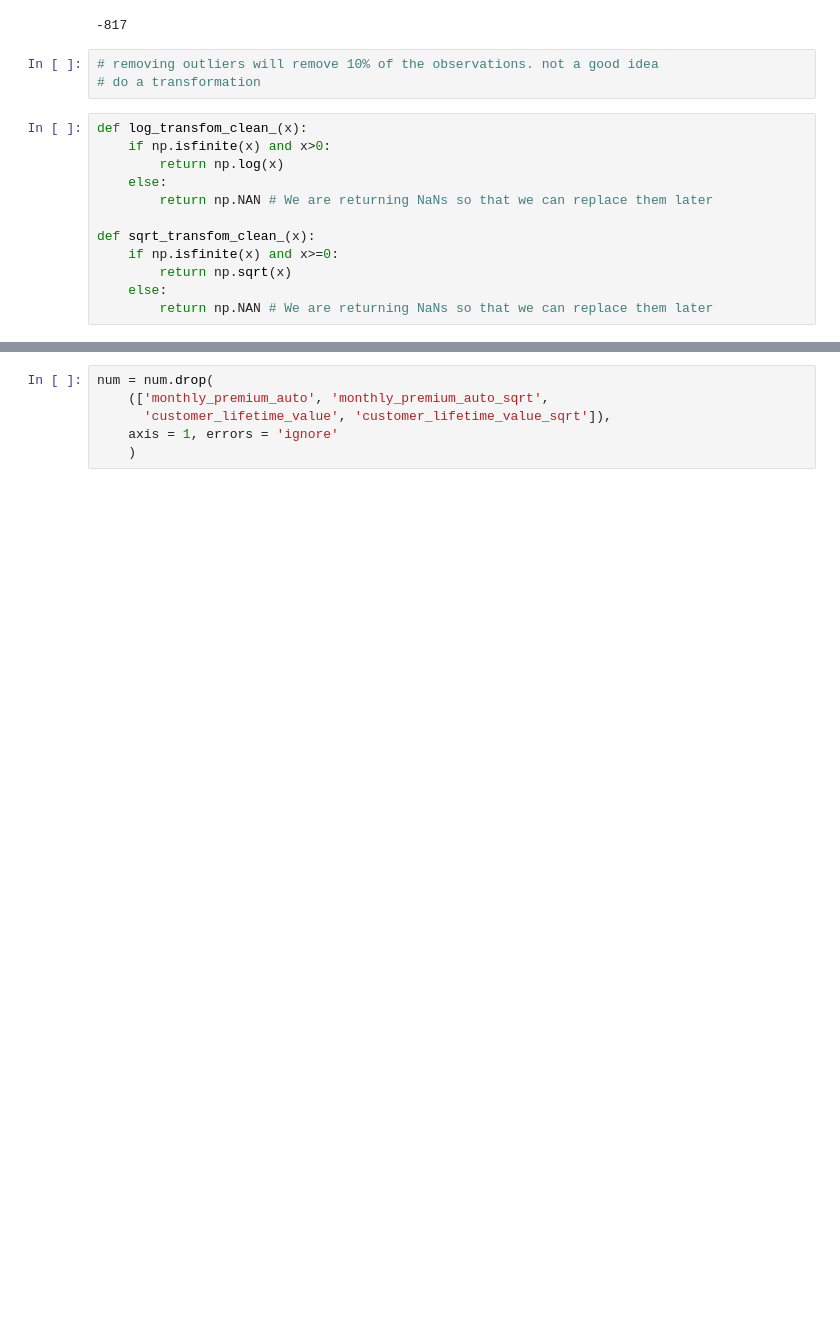
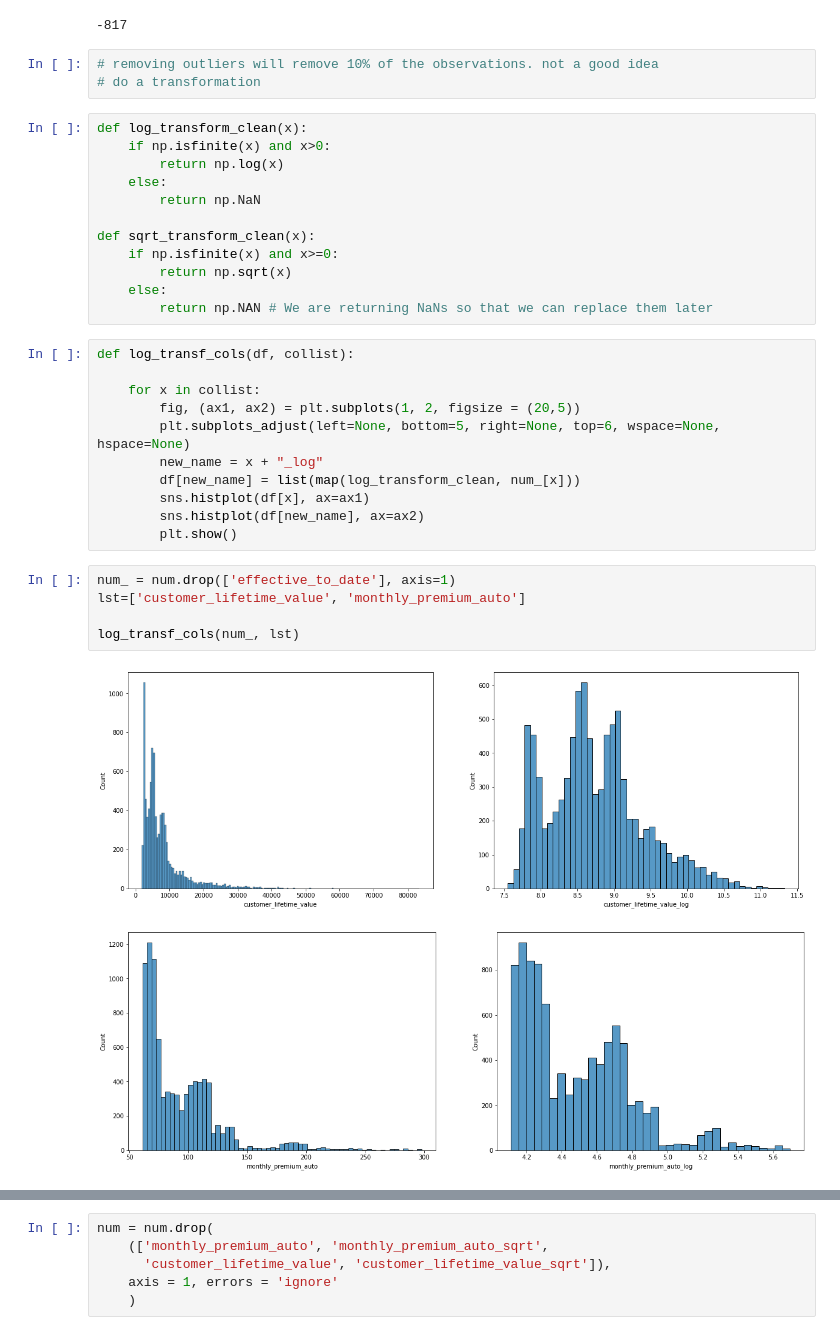
Before and after one commit to ershovadina/ironhack_week4_marketing_customer_value_analysis, a Jupyter notebook: lab_4.01-4.05.ipynb, the cells around one changed output, grey strips where cells are left out. Saved outputs shown, nothing was run; the diff lists cells and outputs as text; blank space fills up the shorter version.

```diff
--- a/lab_4.01-4.05.ipynb
+++ b/lab_4.01-4.05.ipynb
@@ -278,15 +298,34 @@ num_copy.shape[0] - num.shape[0]
 # removing outliers will remove 10% of the observations. not a good idea
 # do a transformation
 # %%
-def log_transfom_clean_(x):
+def log_transform_clean(x):
     if np.isfinite(x) and x>0:
         return np.log(x)
     else:
-        return np.NAN # We are returning NaNs so that we can replace them later
+        return np.NaN
 
-def sqrt_transfom_clean_(x):
+def sqrt_transform_clean(x):
     if np.isfinite(x) and x>=0:
         return np.sqrt(x)
     else:
         return np.NAN # We are returning NaNs so that we can replace them later
+# %%
+def log_transf_cols(df, collist):
+
+    for x in collist:
+        fig, (ax1, ax2) = plt.subplots(1, 2, figsize = (20,5))
+        plt.subplots_adjust(left=None, bottom=5, right=None, top=6, wspace=None, hspace=None)
+        new_name = x + "_log"
+        df[new_name] = list(map(log_transform_clean, num_[x]))
+        sns.histplot(df[x], ax=ax1)
+        sns.histplot(df[new_name], ax=ax2)
+        plt.show()
+# %%
+num_ = num.drop(['effective_to_date'], axis=1)
+lst=['customer_lifetime_value', 'monthly_premium_auto']
+
+log_transf_cols(num_, lst)
+# %% [output]
+[figure, added]
+[figure, added]
 # %%
```
Also changed, not shown: parts of 6 cells of this notebook.
